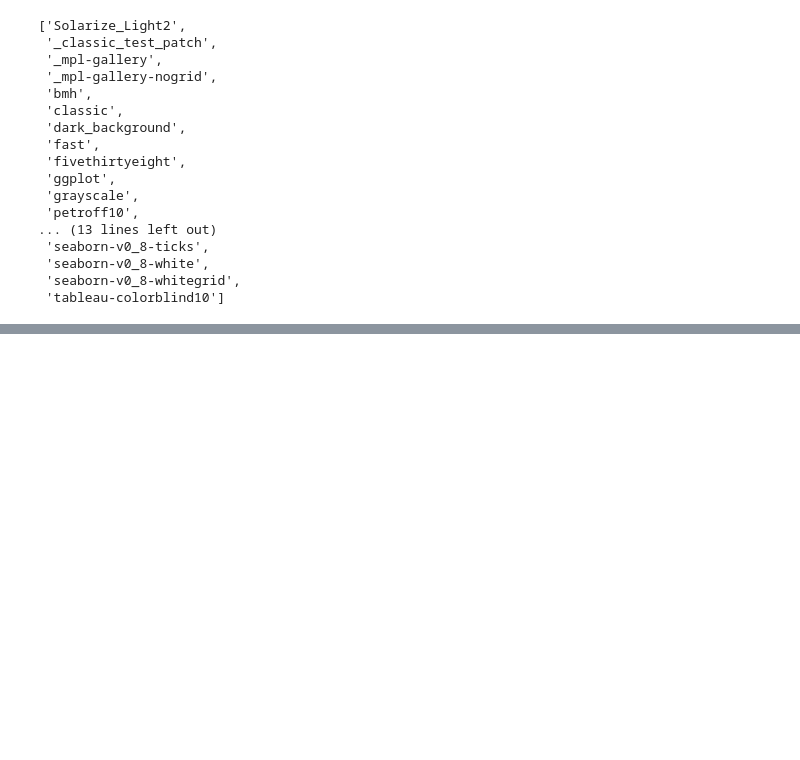
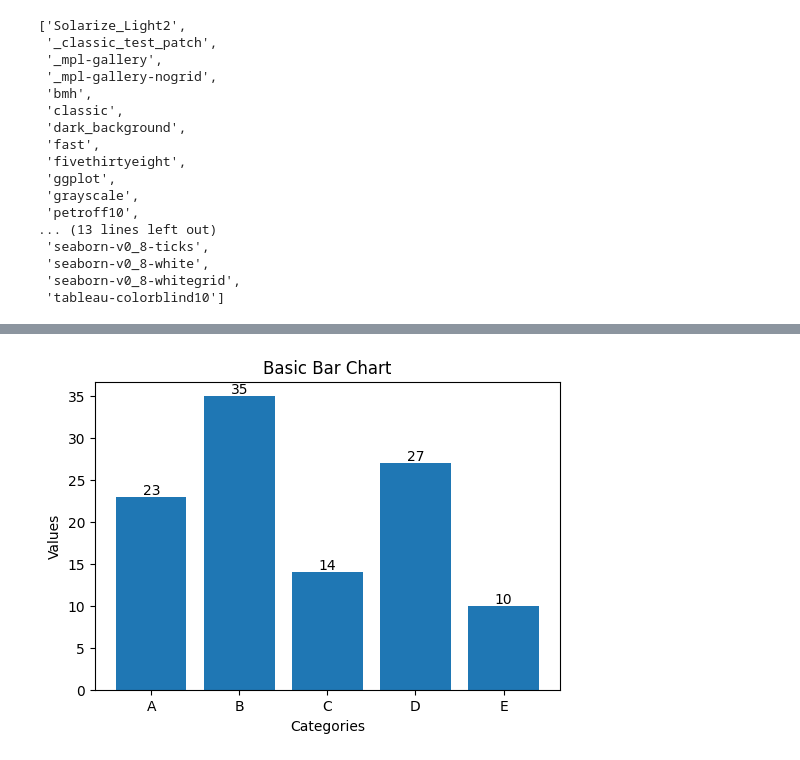
Before and after one commit to mseifoori/Machine-Learning-Exercises, a Jupyter notebook: Data_Visualization/plotting_with_matplotlib_notes.ipynb, the cells around one changed output, grey strips where cells are left out. Saved outputs shown, nothing was run; the diff lists cells and outputs as text; code cells hidden in the pictures; blank space fills up the shorter version.

```diff
--- a/Data_Visualization/plotting_with_matplotlib_notes.ipynb
+++ b/Data_Visualization/plotting_with_matplotlib_notes.ipynb
@@ -136,0 +194,26 @@ plt.rcParams.update(plt.rcParamsDefault)
+# %%
+# 3b.
+# Bar charts:
+# It is useful for categorical data.
+categories = ['A', 'B', 'C', 'D', 'E']
+values = [23, 35, 14, 27, 10]
+
+fig, ax = plt.subplots(figsize=(6, 4))
+
+ax.bar(categories, values)
+
+ax.set(
+    title='Basic Bar Chart',
+    xlabel='Categories',
+    ylabel='Values'
+)
+
+# To add value labels on top of each bar:
+for i, v in enumerate(values):
+    ax.text(i, v, str(v), ha='center', va='bottom')
+
+fig
+
+# If needed, learn more customization from the documetnation.
+# %% [output]
+[figure, added]
```
Also changed, not shown: parts of 8 cells of this notebook, 6 other files.
